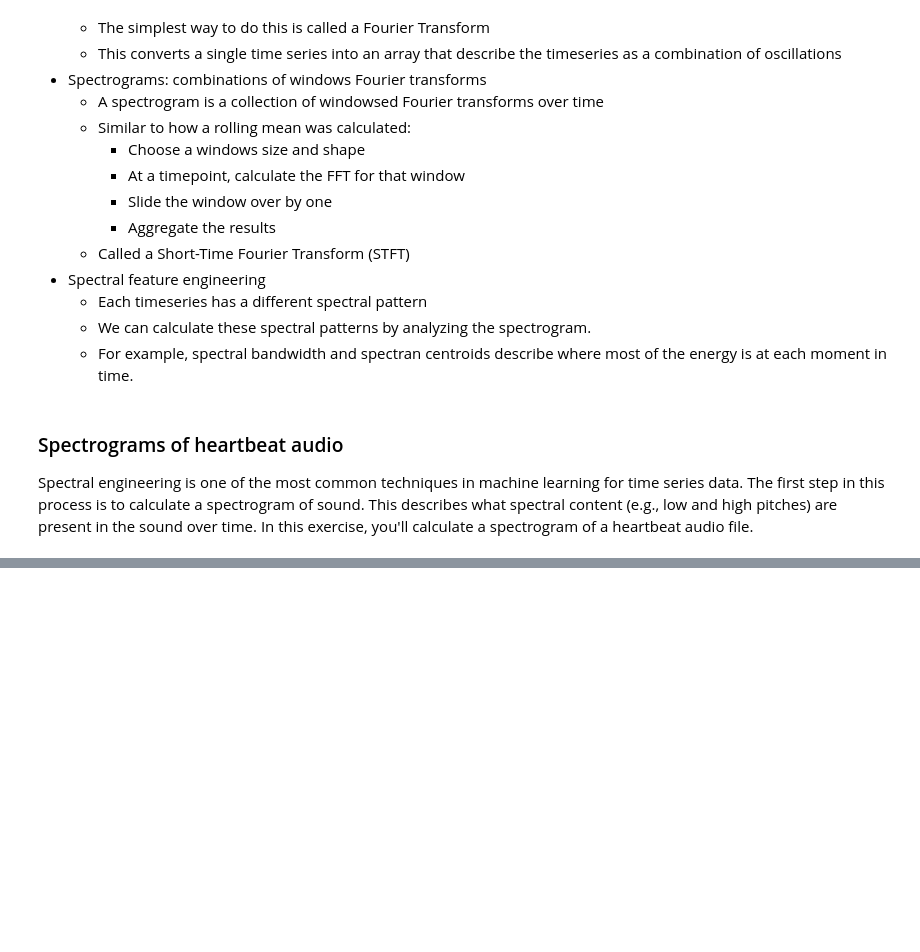
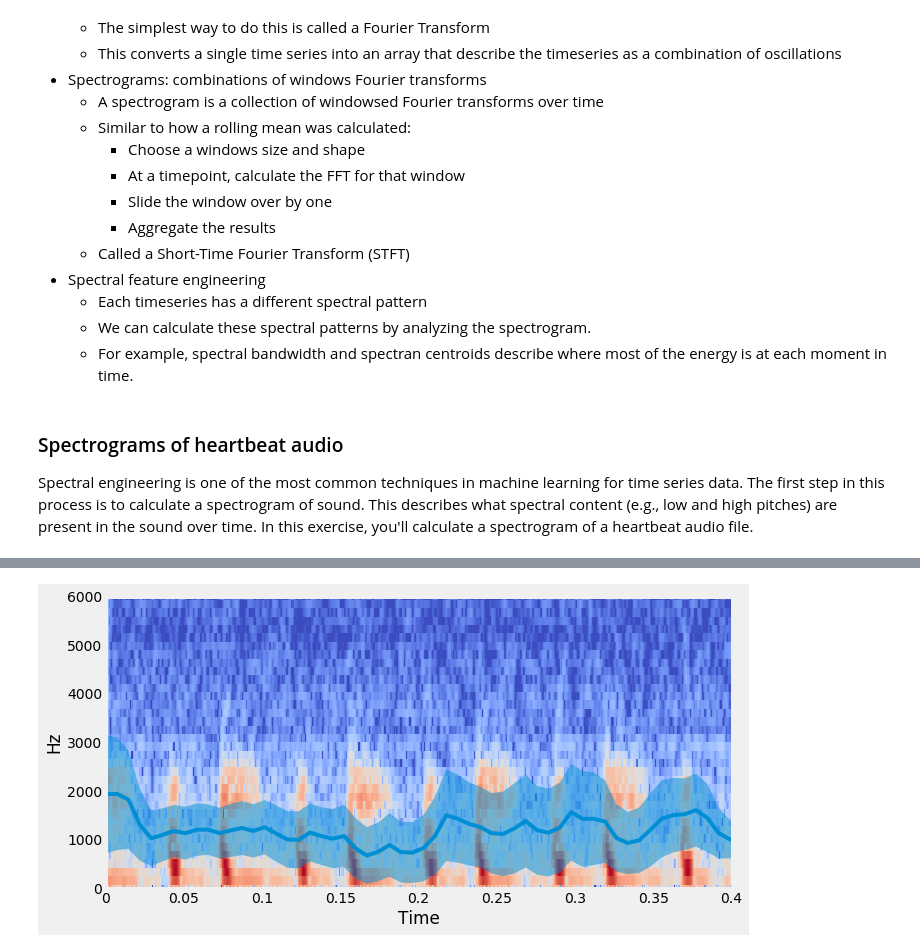
Before and after one commit to goodboychan/datacamp_repo, a Jupyter notebook: Machine-Learning-for-Time-Series-Data-in-Python/Time-Series-as-Inputs-to-a-Model.ipynb, the cells around one changed output, grey strips where cells are left out. Saved outputs shown, nothing was run; the diff lists cells and outputs as text; code cells hidden in the pictures; blank space fills up the shorter version.

```diff
--- a/Machine-Learning-for-Time-Series-Data-in-Python/Time-Series-as-Inputs-to-a-Model.ipynb
+++ b/Machine-Learning-for-Time-Series-Data-in-Python/Time-Series-as-Inputs-to-a-Model.ipynb
@@ -216,7 +216,7 @@ print(np.mean(percent_score))
 ### Spectrograms of heartbeat audio
 Spectral engineering is one of the most common techniques in machine learning for time series data. The first step in this process is to calculate a spectrogram of sound. This describes what spectral content (e.g., low and high pitches) are present in the sound over time. In this exercise, you'll calculate a spectrogram of a heartbeat audio file.
 # %%
-audio, sfreq = lr.load('./dataset/files/normal__201101151127.wav')
+audio, sfreq = lr.load('./dataset/files/murmur__201108222246.wav')
 # %%
 from librosa.core import stft, amplitude_to_db
 
@@ -238,0 +248,6 @@ ValueError: x and y must have same first dimension, but have shapes (174979,) an
+# %%
+spec = np.array(np.abs(spec))
+# %%
+# Calculate the spectral centroid and bandwidth for the spectrogram
+bandwidths = lr.feature.spectral_bandwidth(S=spec)[0]
+centroids = lr.feature.spectral_centroid(S=spec)[0]
@@ -238,0 +366,12 @@ ValueError: x and y must have same first dimension, but have shapes (174979,) an
+# %%
+# Convert spectrogram to decibels for visualization
+spec_db = amplitude_to_db(spec)
+
+# Display these features on top of the spectrogram
+fig, ax = plt.subplots(figsize=(10, 5))
+ax = specshow(spec_db, x_axis='time', y_axis='hz', hop_length=HOP_LENGTH);
+ax.plot(times_spec, centroids);
+ax.fill_between(times_spec, centroids - bandwidths / 2, centroids + bandwidths / 2, alpha=.5);
+ax.set(ylim=[None, 6000]);
+# %% [output]
+[figure, added]
```
Also changed, not shown: parts of 4 cells of this notebook, 3 other files.
